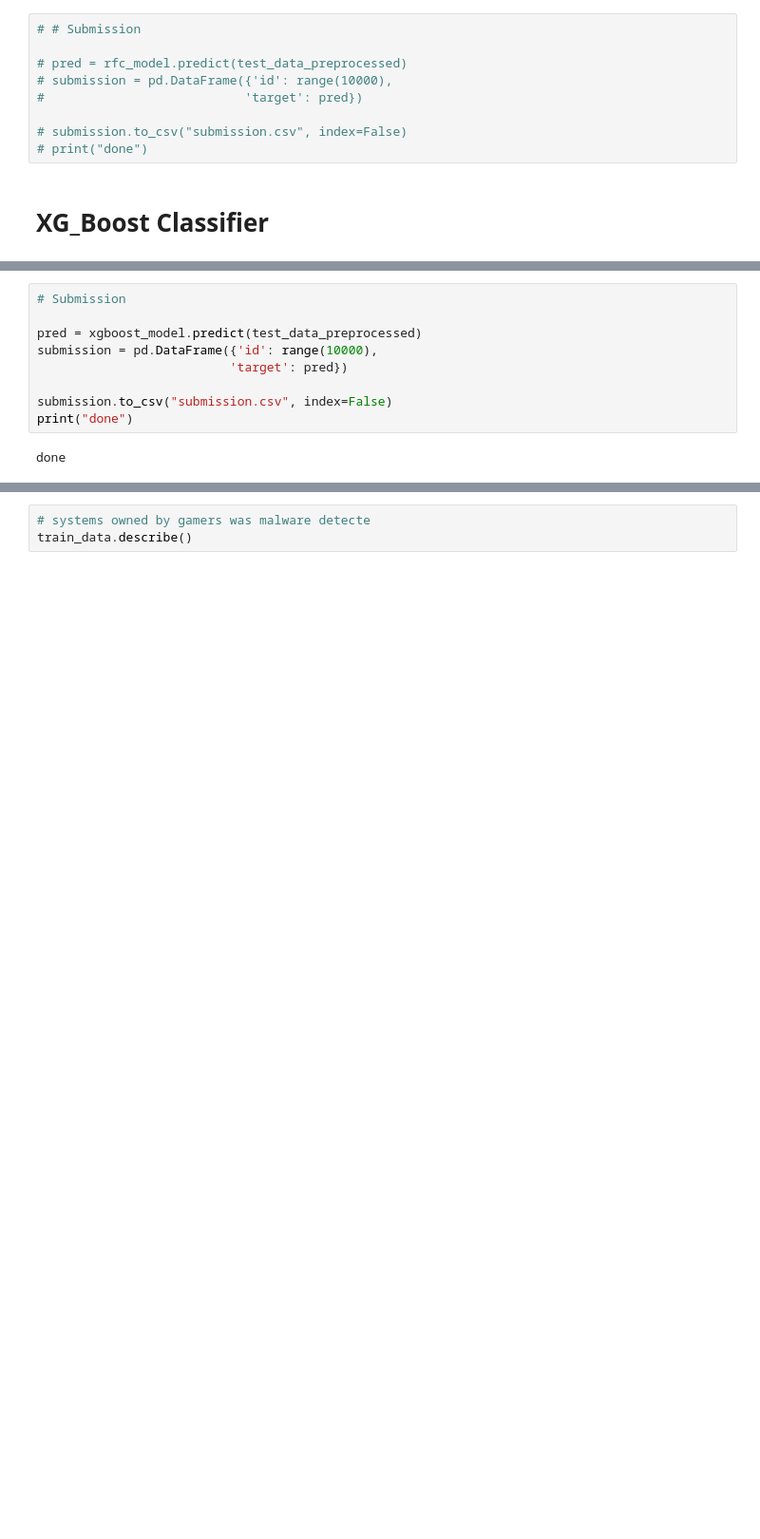
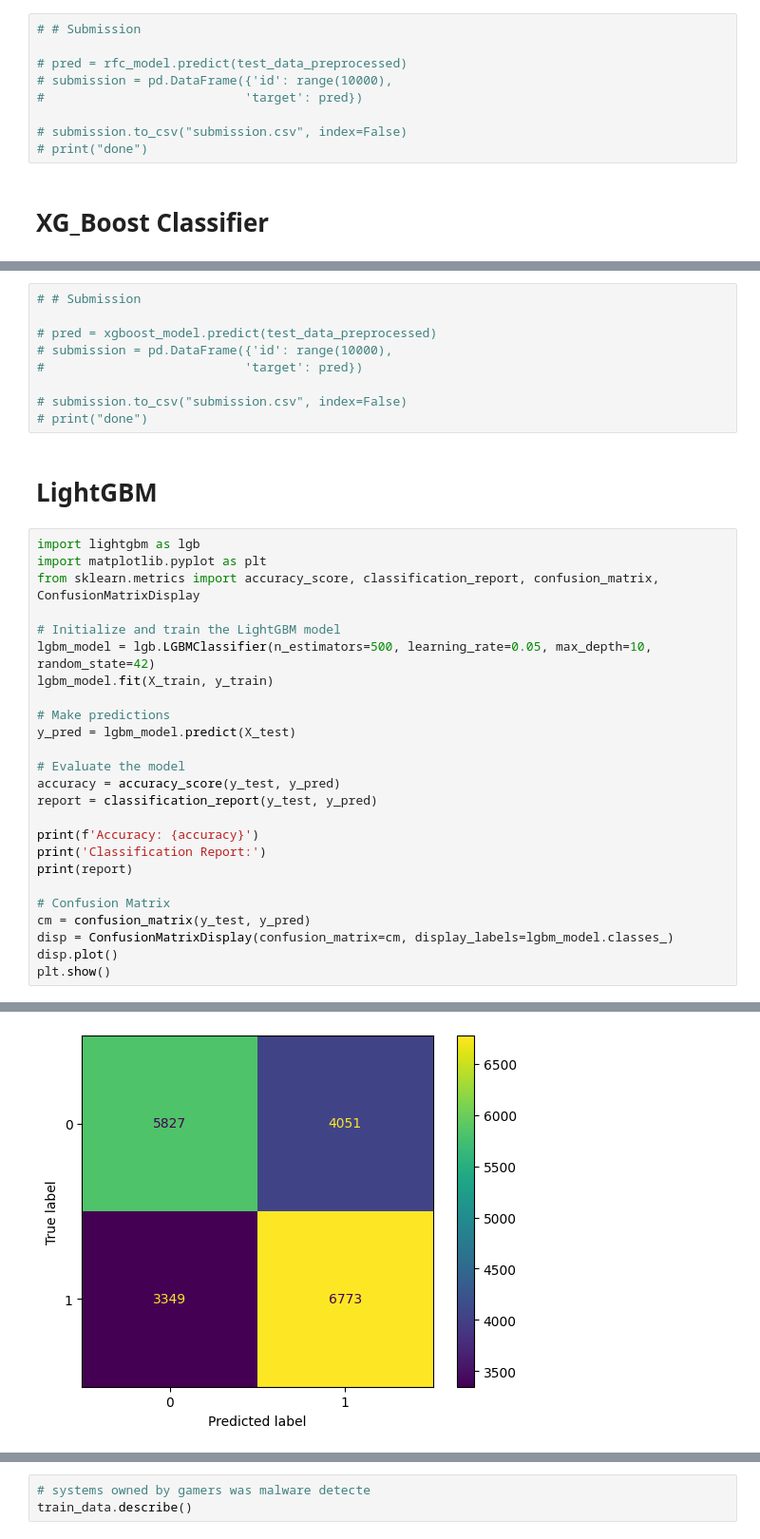
Before and after one commit to rohitblpprajapat/MLP, a Jupyter notebook: 22f1001536-notebook-t12025.ipynb, the cells around one changed output, grey strips where cells are left out. Shown: that part at 95% size. Drawn from its saved outputs; the diff is of its cells as text; blank space fills up the shorter version.

```diff
--- a/22f1001536-notebook-t12025.ipynb
+++ b/22f1001536-notebook-t12025.ipynb
@@ -167,11 +155,37 @@ weighted avg       0.63      0.63      0.63     20000
 # %%
-# Submission
+# # Submission
 
-pred = xgboost_model.predict(test_data_preprocessed)
-submission = pd.DataFrame({'id': range(10000),
-                          'target': pred})
+# pred = xgboost_model.predict(test_data_preprocessed)
+# submission = pd.DataFrame({'id': range(10000),
+#                           'target': pred})
 
-submission.to_csv("submission.csv", index=False)
-print("done")
+# submission.to_csv("submission.csv", index=False)
+# print("done")
-# %% [output]
-done
+# %% [markdown]
+# LightGBM
+# %%
+import lightgbm as lgb
+import matplotlib.pyplot as plt
+from sklearn.metrics import accuracy_score, classification_report, confusion_matrix, ConfusionMatrixDisplay
+
+# Initialize and train the LightGBM model
+lgbm_model = lgb.LGBMClassifier(n_estimators=500, learning_rate=0.05, max_depth=10, random_state=42)
+lgbm_model.fit(X_train, y_train)
+
+# Make predictions
+y_pred = lgbm_model.predict(X_test)
+
+# Evaluate the model
+accuracy = accuracy_score(y_test, y_pred)
+report = classification_report(y_test, y_pred)
+
+print(f'Accuracy: {accuracy}')
+print('Classification Report:')
+print(report)
+
+# Confusion Matrix
+cm = confusion_matrix(y_test, y_pred)
+disp = ConfusionMatrixDisplay(confusion_matrix=cm, display_labels=lgbm_model.classes_)
+disp.plot()
+plt.show()
+# %% [output]
@@ -177,0 +210 @@ done
+[figure, added]
```
Also changed, not shown: parts of 7 cells of this notebook.
